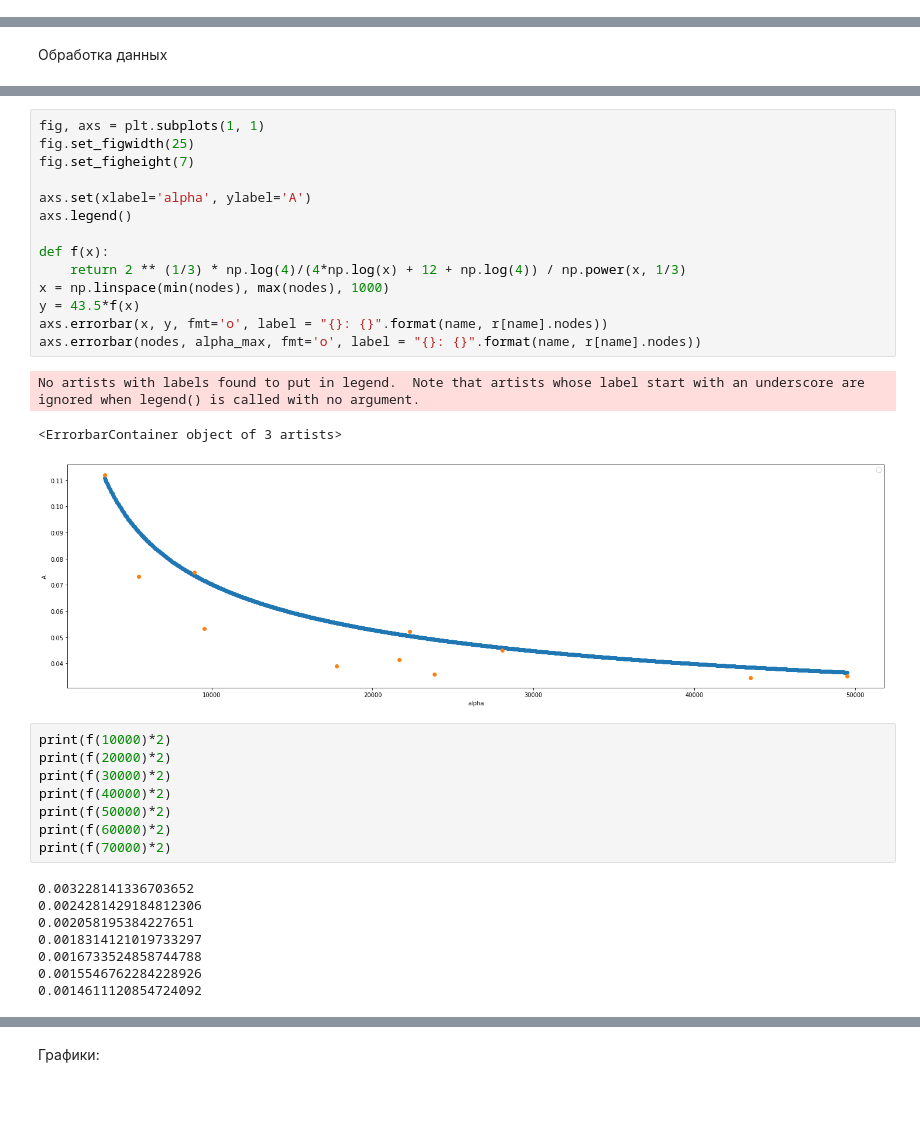
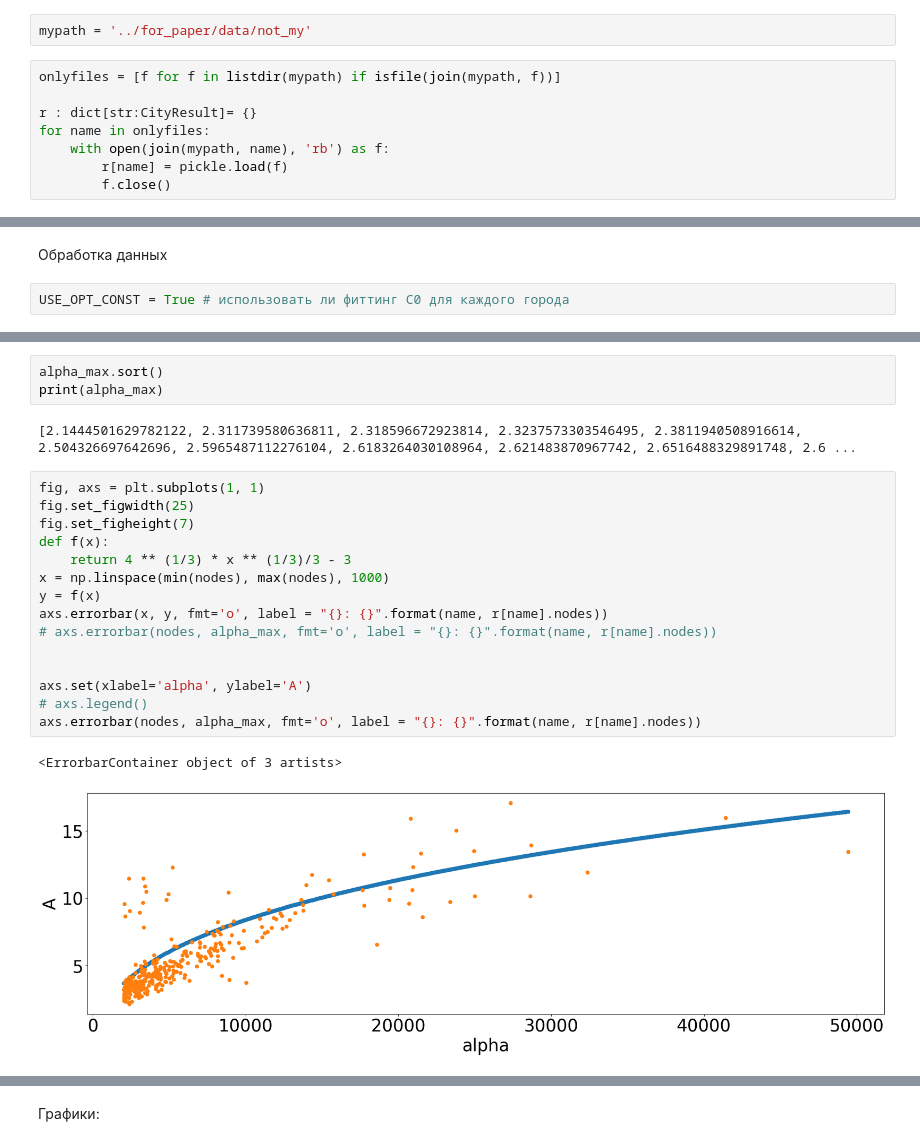
Before and after one commit to Grenby/graphs, a Jupyter notebook: notebooks_2/test_few_city_post_processing.ipynb, the cells around one changed output, grey strips where cells are left out. Cells and saved outputs as stored; diff of their text form; blank space fills up the shorter version.

```diff
--- a/notebooks_2/test_few_city_post_processing.ipynb
+++ b/notebooks_2/test_few_city_post_processing.ipynb
@@ -26,3 +69,13 @@ for name in onlyfiles:
     with open(join(mypath, name), 'rb') as f:
         r[name] = pickle.load(f)
         f.close()
+# %%
+mypath = '../for_paper/data/not_my'
+# %%
+onlyfiles = [f for f in listdir(mypath) if isfile(join(mypath, f))]
+
+r : dict[str:CityResult]= {}
+for name in onlyfiles:
+    with open(join(mypath, name), 'rb') as f:
+        r[name] = pickle.load(f)
+        f.close()
@@ -29,2 +124,4 @@ for name in onlyfiles:
 # %% [markdown]
 Обработка данных
+# %%
+USE_OPT_CONST = True # использовать ли фиттинг С0 для каждого города
@@ -91,34 +228,23 @@ mean centroids b: 1.9223885296562089 +- 0.2416169855899316
+# %%
+alpha_max.sort()
+print(alpha_max)
+# %% [output]
+[2.1444501629782122, 2.311739580636811, 2.318596672923814, 2.3237573303546495, 2.3811940508916614, 2.504326697642696, 2.5965487112276104, 2.6183264030108964, 2.621483870967742, 2.6516488329891748, 2.6 ...
 # %%
 fig, axs = plt.subplots(1, 1)
 fig.set_figwidth(25)
 fig.set_figheight(7)
+def f(x):
+    return 4 ** (1/3) * x ** (1/3)/3 - 3
+x = np.linspace(min(nodes), max(nodes), 1000)
+y = f(x)
+axs.errorbar(x, y, fmt='o', label = "{}: {}".format(name, r[name].nodes))
+# axs.errorbar(nodes, alpha_max, fmt='o', label = "{}: {}".format(name, r[name].nodes))
+
 
 axs.set(xlabel='alpha', ylabel='A')
-axs.legend()
-
-def f(x):
-    return 2 ** (1/3) * np.log(4)/(4*np.log(x) + 12 + np.log(4)) / np.power(x, 1/3)
-x = np.linspace(min(nodes), max(nodes), 1000)
-y = 43.5*f(x)
-axs.errorbar(x, y, fmt='o', label = "{}: {}".format(name, r[name].nodes))
+# axs.legend()
 axs.errorbar(nodes, alpha_max, fmt='o', label = "{}: {}".format(name, r[name].nodes))
 # %% [output]
-No artists with labels found to put in legend.  Note that artists whose label start with an underscore are ignored when legend() is called with no argument.
+<ErrorbarContainer object of 3 artists>
-<ErrorbarContainer object of 3 artists>
-[figure, old version]
+[figure, new version]
-# %%
-print(f(10000)*2)
-print(f(20000)*2)
-print(f(30000)*2)
-print(f(40000)*2)
-print(f(50000)*2)
-print(f(60000)*2)
-print(f(70000)*2)
-# %% [output]
-0.003228141336703652
-0.0024281429184812306
-0.002058195384227651
-0.0018314121019733297
-0.0016733524858744788
-0.0015546762284228926
-0.0014611120854724092
```
Also changed, not shown: parts of 22 cells of this notebook, 23 other files.
